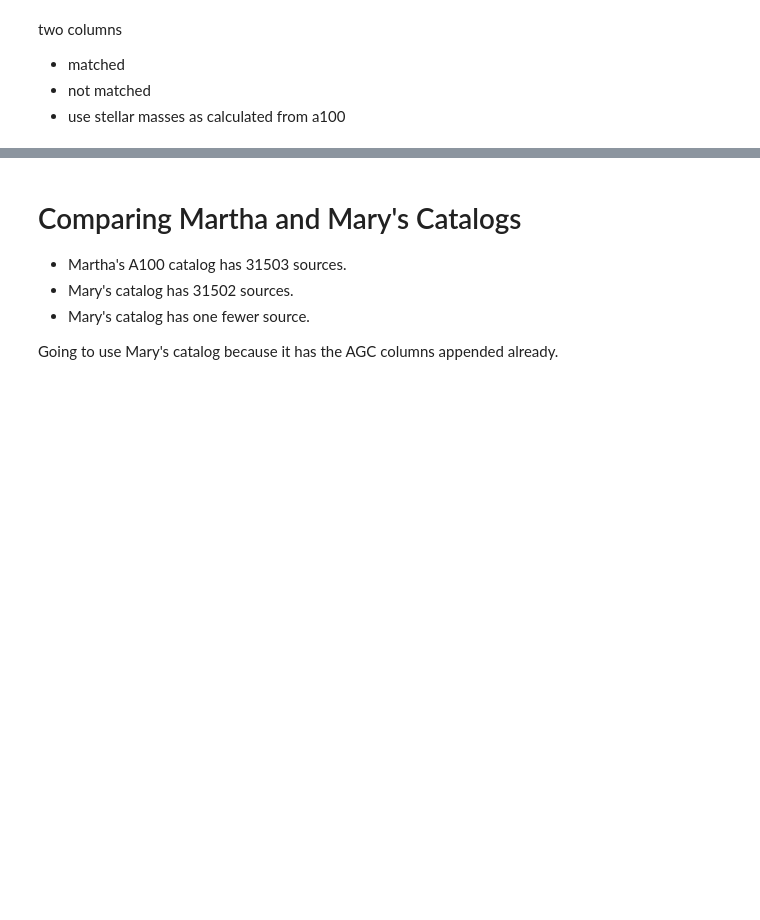
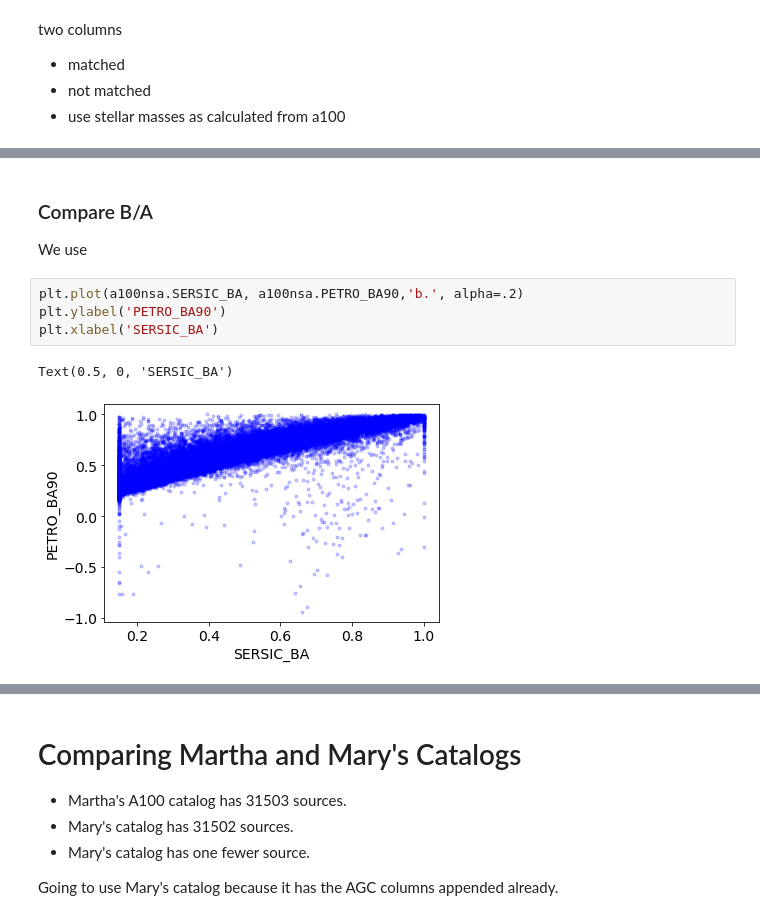
Before and after one commit to rfinn/APPSS, a Jupyter notebook: paper-plots.ipynb, the cells around one changed output, grey strips where cells are left out. Cells and saved outputs as stored; diff of their text form; blank space fills up the shorter version.

```diff
--- a/paper-plots.ipynb
+++ b/paper-plots.ipynb
@@ -189,0 +328,11 @@ photflag = a100sdss['photFlag_gi'] == 1
+# %% [markdown]
+### Compare B/A ###
+
+We use
+# %%
+plt.plot(a100nsa.SERSIC_BA, a100nsa.PETRO_BA90,'b.', alpha=.2)
+plt.ylabel('PETRO_BA90')
+plt.xlabel('SERSIC_BA')
+# %% [output]
+Text(0.5, 0, 'SERSIC_BA')
+[figure, added]
```
Also changed, not shown: parts of 44 cells of this notebook.
